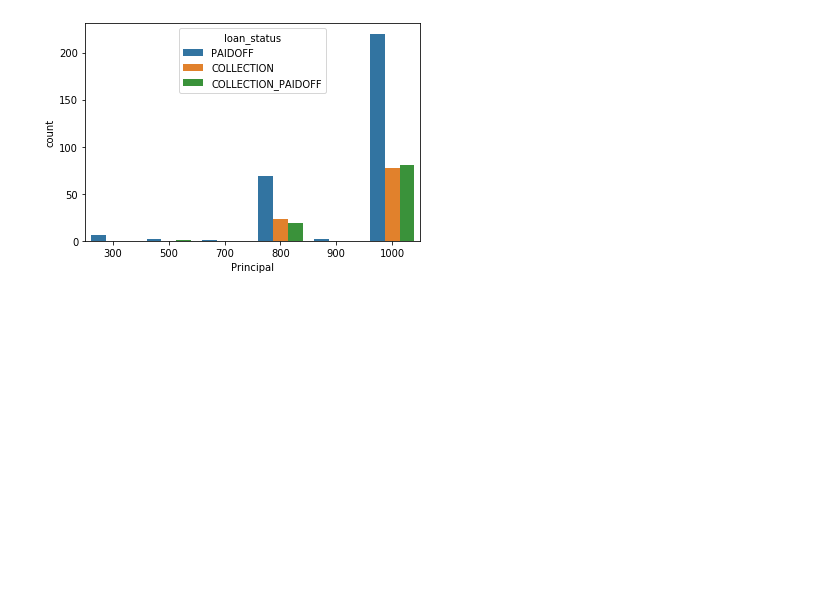
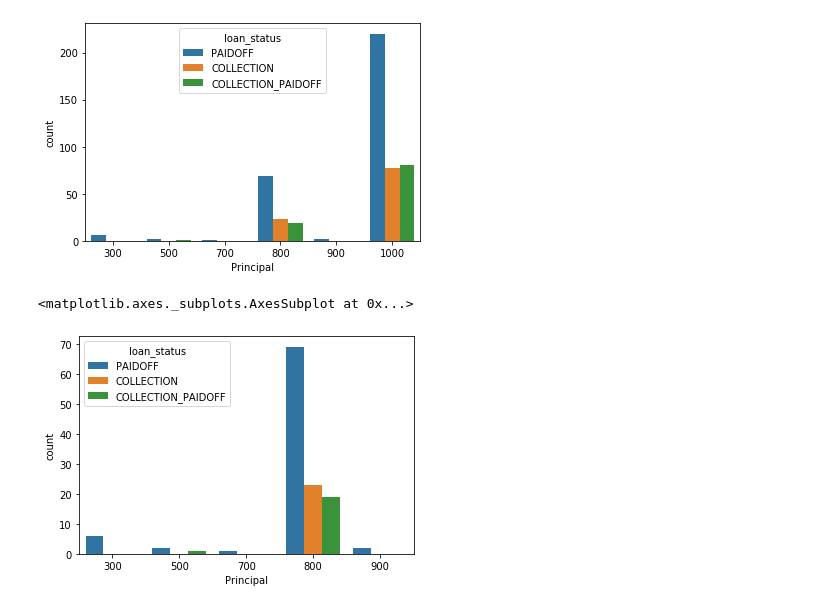
Before and after one commit to codingKYU/Deep-Learning, a Jupyter notebook: kaggle/Titanic/loan/EDA.ipynb, the cells around one changed output. Cells and saved outputs as stored; diff of their text form; code cells hidden in the pictures; blank space fills up the shorter version.

```diff
--- a/kaggle/Titanic/loan/EDA.ipynb
+++ b/kaggle/Titanic/loan/EDA.ipynb
@@ -343,3 +378,10 @@ sns.countplot(data= data,x = 'Principal', hue = 'loan_status')
 # %% [output]
 <matplotlib.axes._subplots.AxesSubplot at 0x...>
 [figure]
+# %%
+data_min_1000 = data_1[data_1.Principal != 1000]
+# %%
+sns.countplot(data = data_min_1000, x = 'Principal', hue = 'loan_status')
+# %% [output]
+<matplotlib.axes._subplots.AxesSubplot at 0x...>
+[figure, added]
```
Also changed, not shown: parts of 46 cells of this notebook.
